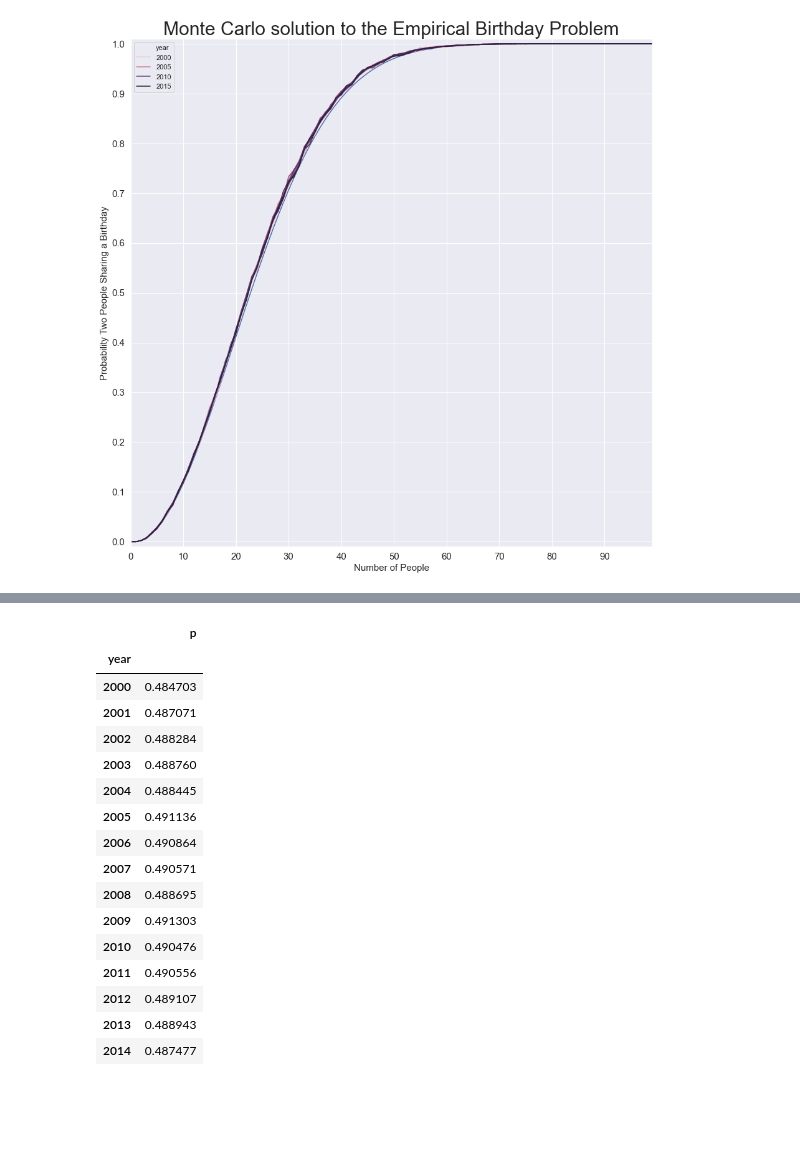
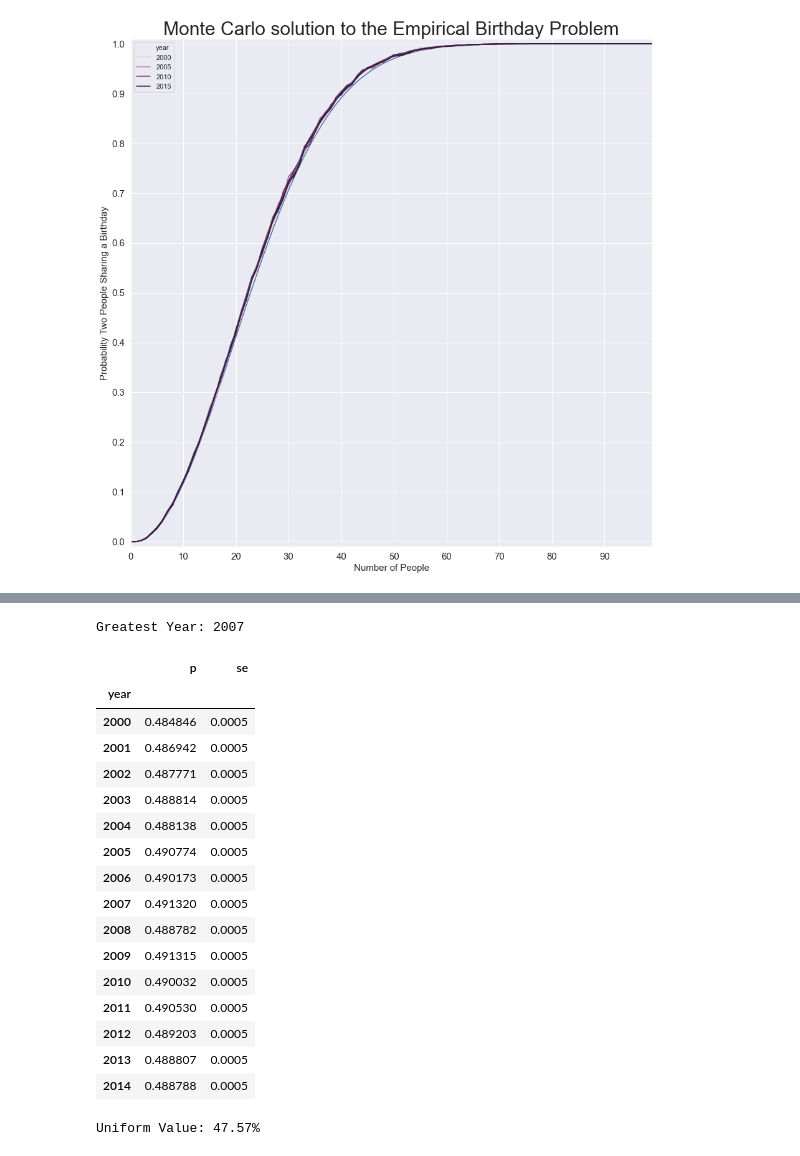
Before and after one commit to rcharan/birthdays, a Jupyter notebook: birthday_problem.ipynb, the cells around one changed output, grey strips where cells are left out. Saved outputs shown, nothing was run; the diff lists cells and outputs as text; code cells hidden in the pictures; blank space fills up the shorter version.

```diff
--- a/birthday_problem.ipynb
+++ b/birthday_problem.ipynb
@@ -568,20 +578,33 @@ plt.show()
-# %%
-data.groupby('year').mean()
-# %% [output]
-|  | p |
-| year |  |
-| 2000 | 0.484703 |
-| 2001 | 0.487071 |
-| 2002 | 0.488284 |
-| 2003 | 0.488760 |
-| 2004 | 0.488445 |
-| 2005 | 0.491136 |
-| 2006 | 0.490864 |
-| 2007 | 0.490571 |
-| 2008 | 0.488695 |
-| 2009 | 0.491303 |
-| 2010 | 0.490476 |
-| 2011 | 0.490556 |
-| 2012 | 0.489107 |
-| 2013 | 0.488943 |
-| 2014 | 0.487477 |
+# %%
+estimates = data.groupby('year').mean()
+
+se        = data.groupby('year').std().rename({'p' : 'se'}, axis = 'columns') / sqrt(1000000)
+
+estimates = pd.concat([
+  estimates,
+  se
+], axis = 'columns')
+
+print(f'Greatest Year: {estimates.p.idxmax()}')
+display(estimates)
+print(f'Uniform Value: {uniform_p.loc[22].p:.2%}')
+# %% [output]
+Greatest Year: 2007
+|  | p | se |
+| year |  |  |
+| 2000 | 0.484846 | 0.0005 |
+| 2001 | 0.486942 | 0.0005 |
+| 2002 | 0.487771 | 0.0005 |
+| 2003 | 0.488814 | 0.0005 |
+| 2004 | 0.488138 | 0.0005 |
+| 2005 | 0.490774 | 0.0005 |
+| 2006 | 0.490173 | 0.0005 |
+| 2007 | 0.491320 | 0.0005 |
+| 2008 | 0.488782 | 0.0005 |
+| 2009 | 0.491315 | 0.0005 |
+| 2010 | 0.490032 | 0.0005 |
+| 2011 | 0.490530 | 0.0005 |
+| 2012 | 0.489203 | 0.0005 |
+| 2013 | 0.488807 | 0.0005 |
+| 2014 | 0.488788 | 0.0005 |
+Uniform Value: 47.57%
```
Also changed, not shown: parts of 12 cells of this notebook, 4 other files.
